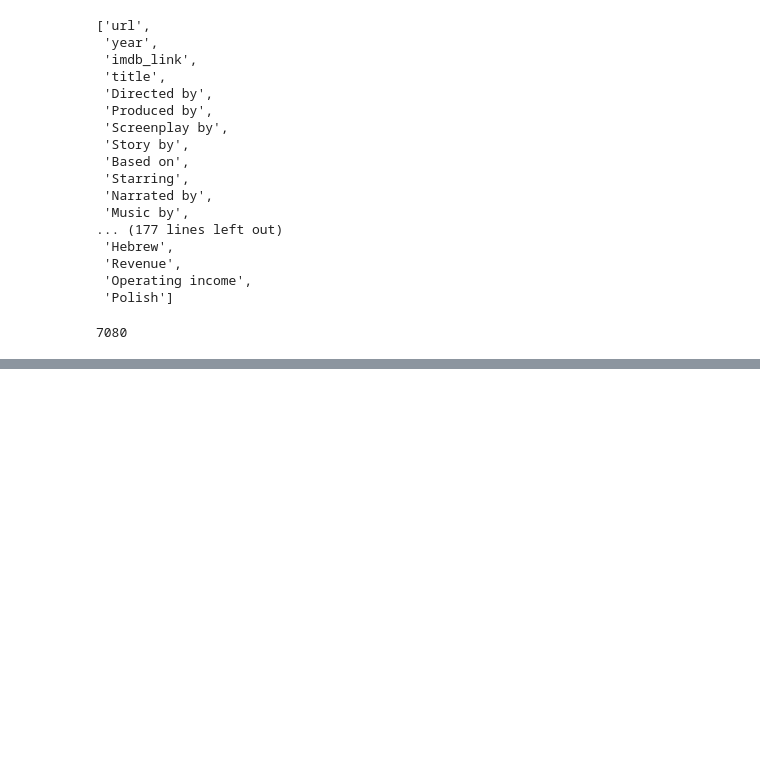
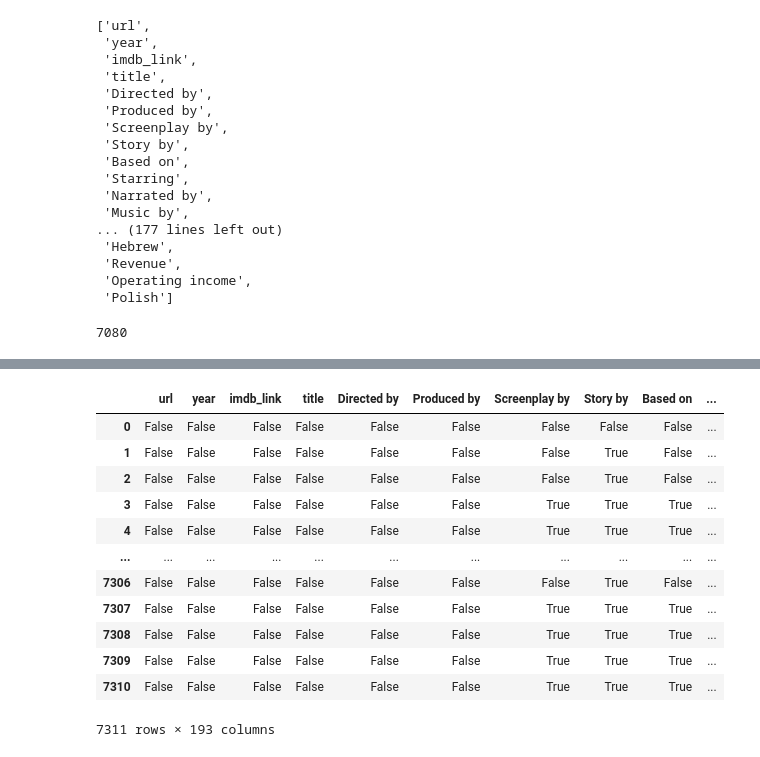
Before and after one commit to NikiNoel/Movies-ETL, a Jupyter notebook: Movies-ETL/ETL Practice.ipynb, the cells around one changed output, grey strips where cells are left out. Drawn from its saved outputs; the diff is of its cells as text; code cells hidden in the pictures; blank space fills up the shorter version.

```diff
--- a/Movies-ETL/ETL Practice.ipynb
+++ b/Movies-ETL/ETL Practice.ipynb
@@ -204,0 +220,16 @@ len(wiki_movies)
+# %%
+wiki_movies_df.isnull()
+# %% [output]
+|  | url | year | imdb_link | title | Directed by | Produced by | Screenplay by | Story by | Based on | ... |
+| 0 | False | False | False | False | False | False | False | False | False | ... |
+| 1 | False | False | False | False | False | False | False | True | False | ... |
+| 2 | False | False | False | False | False | False | False | True | False | ... |
+| 3 | False | False | False | False | False | False | True | True | True | ... |
+| 4 | False | False | False | False | False | False | True | True | True | ... |
+| ... | ... | ... | ... | ... | ... | ... | ... | ... | ... | ... |
+| 7306 | False | False | False | False | False | False | False | True | False | ... |
+| 7307 | False | False | False | False | False | False | True | True | True | ... |
+| 7308 | False | False | False | False | False | False | True | True | True | ... |
+| 7309 | False | False | False | False | False | False | True | True | True | ... |
+| 7310 | False | False | False | False | False | False | True | True | True | ... |
+7311 rows × 193 columns
```
Also changed, not shown: parts of 12 cells of this notebook.
